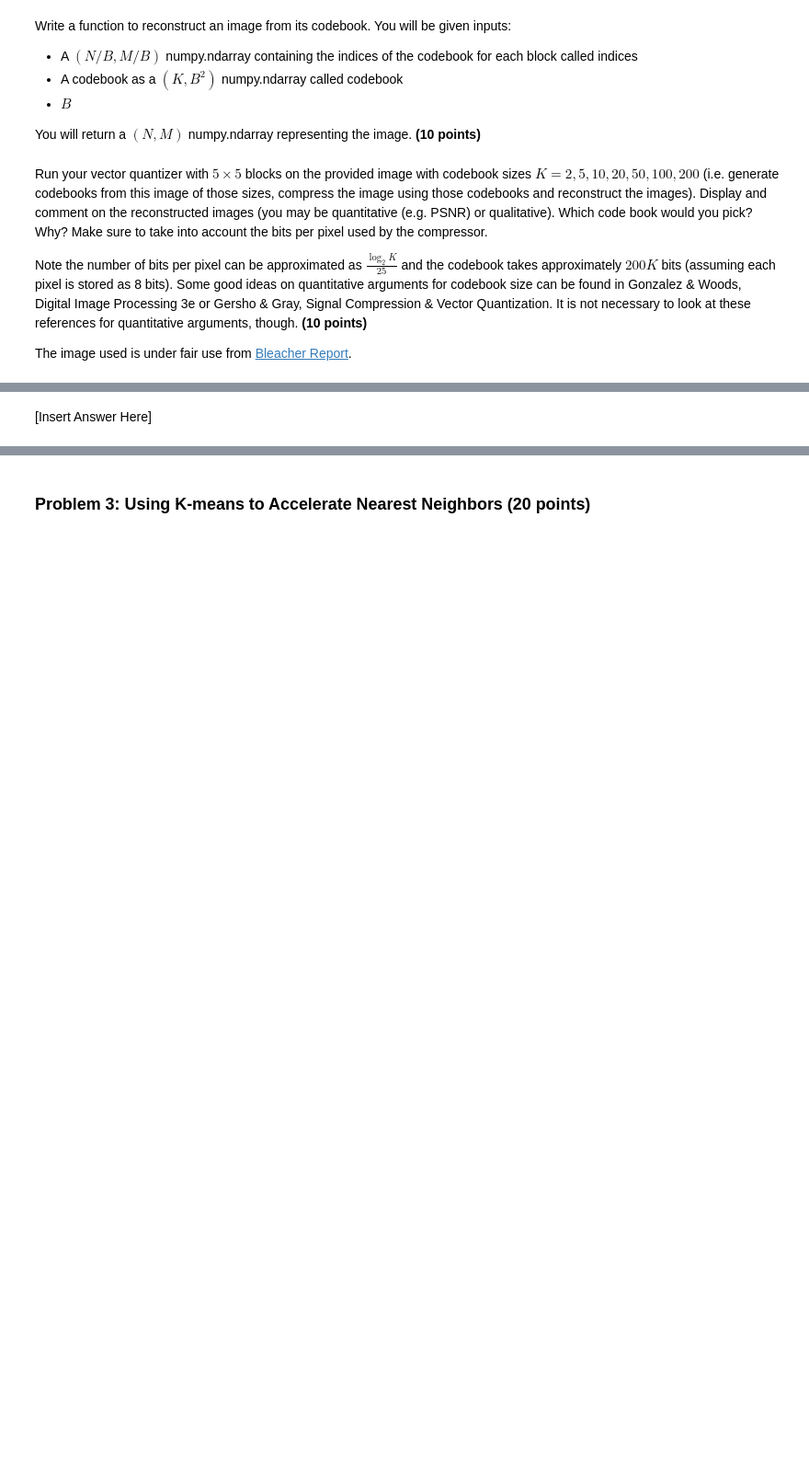
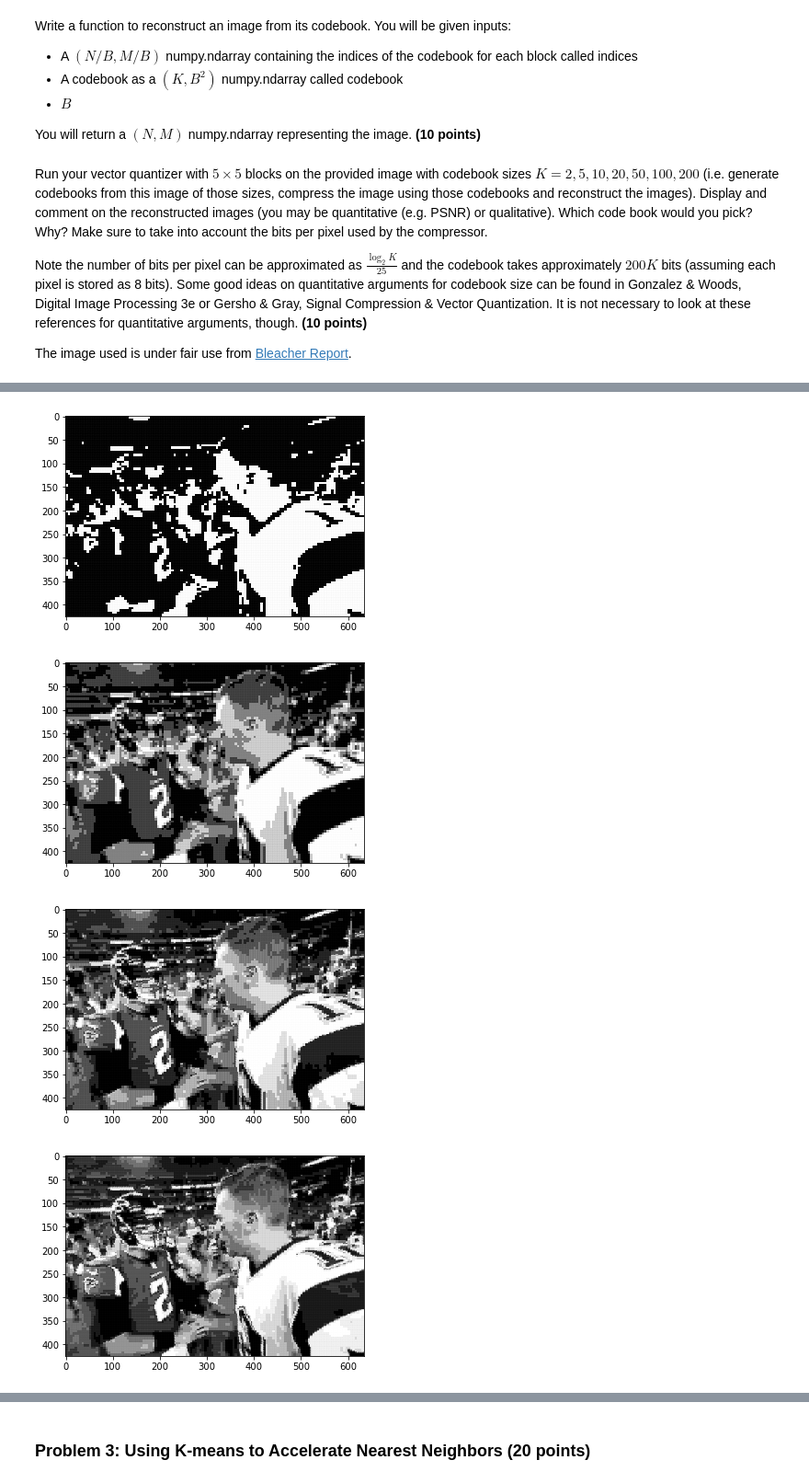
Before and after one commit to dsGibbles/ECE-398BD, a Jupyter notebook: lab4/dsgonza2.ipynb, the cells around one changed output, grey strips where cells are left out. Shown at 92% size. Saved outputs shown, nothing was run; the diff lists cells and outputs as text; code cells hidden in the pictures; blank space fills up the shorter version.

```diff
--- a/lab4/dsgonza2.ipynb
+++ b/lab4/dsgonza2.ipynb
@@ -171,3 +225,37 @@ def decompressImg(indices, codebook,B):
+# %%
+def decompressImg(indices, codebook,B):
+    #Put your code here
+    block_row = indices.shape[0]
+    block_col = indices.shape[1]
+    N = int(B*block_row)
+    M = int(B*block_col)
+    num_blocks = block_row*block_col
+    block_size = int(B*B)
+    X = zeros((num_blocks,block_size)) #Initialize variables
+    image = zeros((N,M))
+
+    #reconstruct data matrix from indices and codebook
+    block_idx = 0
+    for row in range(block_row):
+        for col in range(block_col):
+            code_idx = int(indices[row, col])
+            X[block_idx,:] = codebook[code_idx,:]
+            block_idx = block_idx + 1
+
+    #use data matrix to reconstruct image
+    block_idx = 0
+    for row in range(block_row):
+        for col in range(block_col):
+            r_start = B*row
+            r_end = B*row+B
+            c_start = B*col
+            c_end = B*col+B
+            Xi = X[block_idx,:]
+            block_i = Xi.reshape(B,B)
+            image[r_start:r_end,c_start:c_end] = block_i
+            block_idx = block_idx + 1
+
+    return image
 # %% [markdown]
 Run your vector quantizer with $5 \times 5$ blocks on the provided image with codebook sizes $K=2,5,10,20,50,100,200$ (i.e. generate codebooks from this image of those sizes, compress the image using those codebooks and reconstruct the images). Display and comment on the reconstructed images (you may be quantitative (e.g. PSNR) or qualitative). Which code book would you pick? Why? Make sure to take into account the bits per pixel used by the compressor.
 
@@ -183,2 +272,15 @@ imshow(image, cmap = cm.Greys_r)
-# %% [markdown]
-[Insert Answer Here]
+# %%
+#Put your code here
+B = 5
+k_list = [2,5,10,20,50,100,200]
+for k in k_list:
+    codebook = trainVQ(image,B,k)
+    indices = compressImg(image, codebook,B)
+    decomp_image = decompressImg(indices, codebook,B)
+    figure()
+    imshow(decomp_image, cmap = cm.Greys_r)
+# %% [output]
+[figure, added]
+[figure, added]
+[figure, added]
+[figure, added]
```
Also changed, not shown: parts of 41 cells of this notebook.
